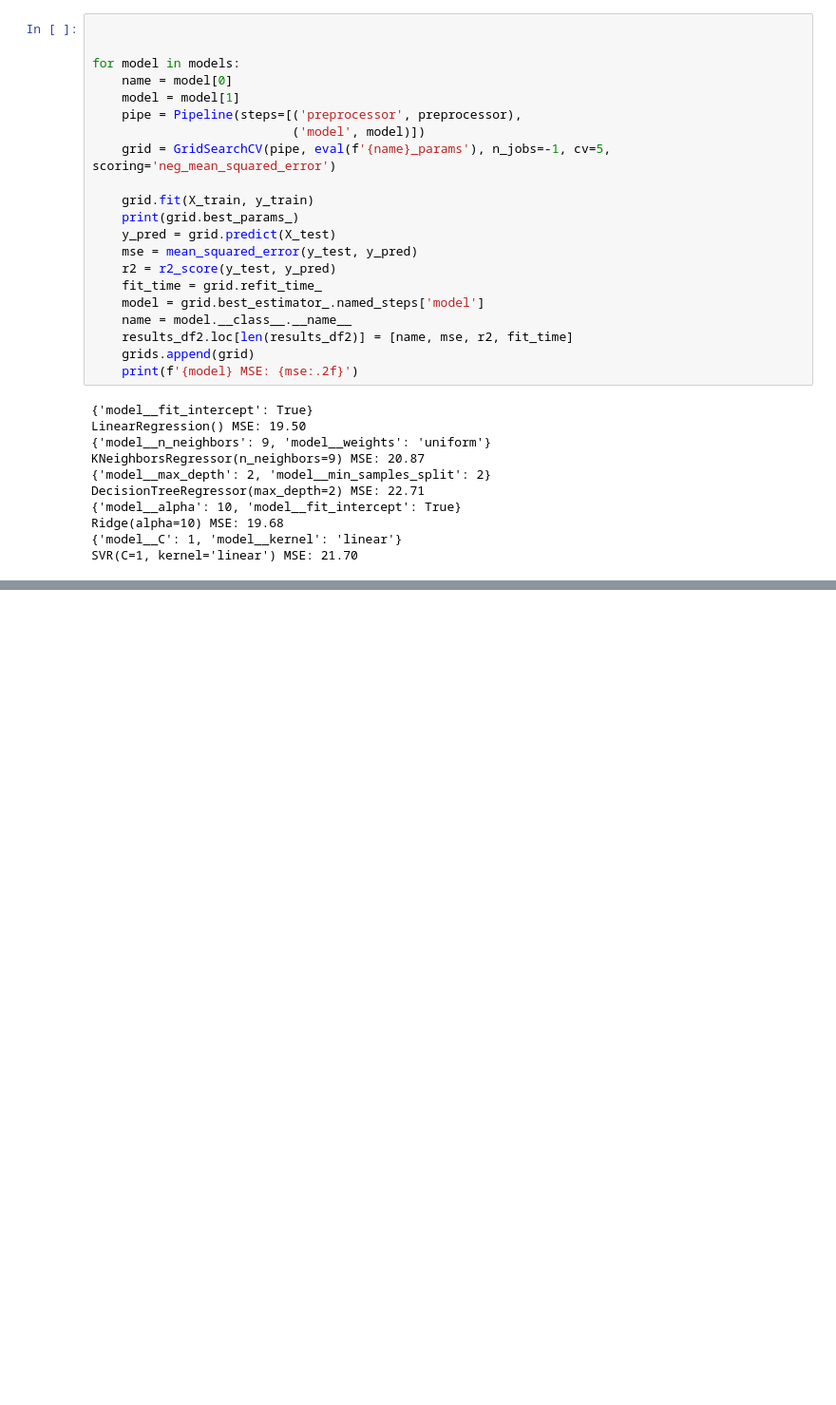
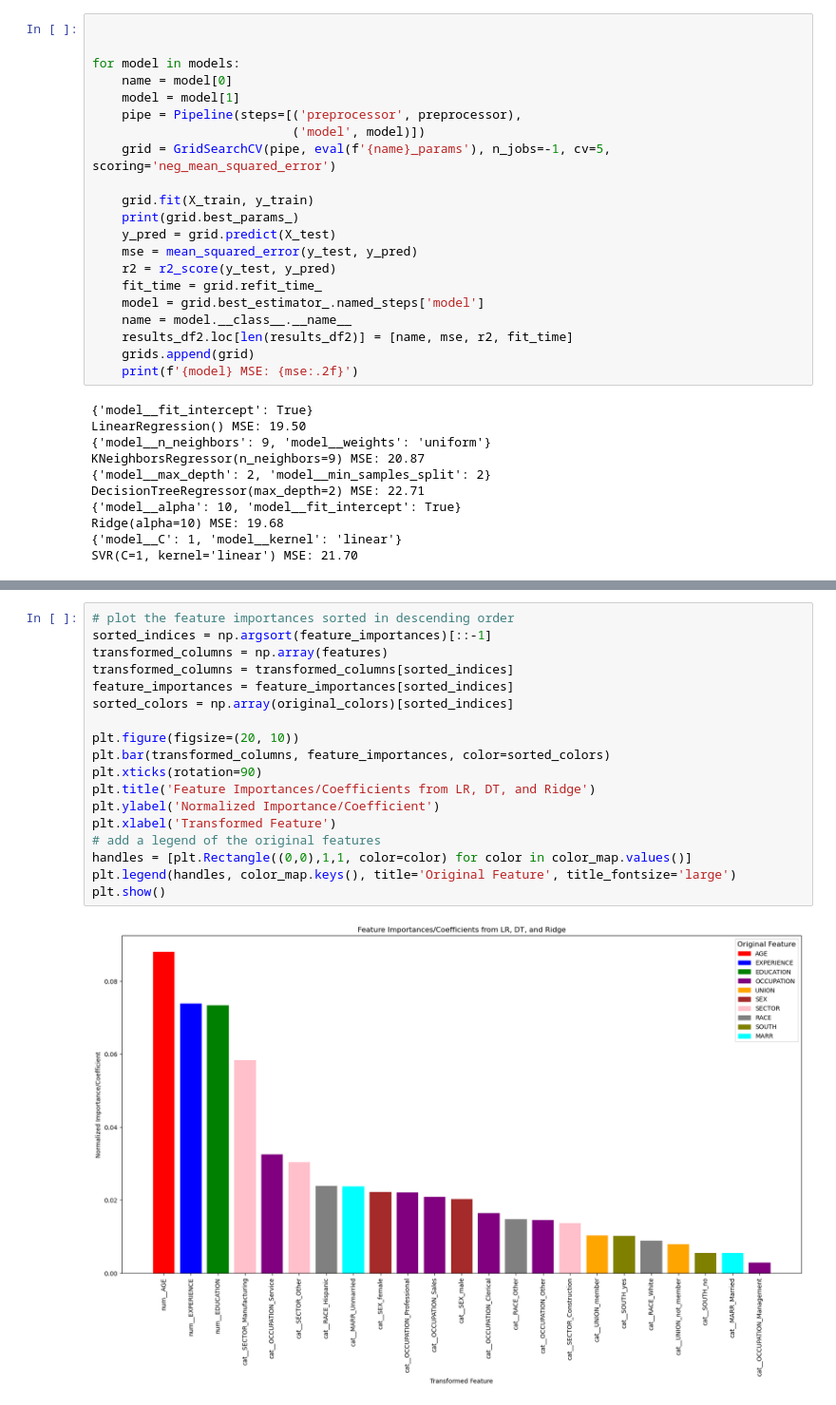
Before and after one commit to johnprg/WageModels, a Jupyter notebook: try_it_21.1.ipynb, the cells around one changed output, grey strips where cells are left out. Shown: that part at 95% size. Drawn from its saved outputs; the diff is of its cells as text; blank space fills up the shorter version.

```diff
--- a/try_it_21.1.ipynb
+++ b/try_it_21.1.ipynb
@@ -385,0 +479,20 @@ plt.show()
+# %%
+# plot the feature importances sorted in descending order
+sorted_indices = np.argsort(feature_importances)[::-1]
+transformed_columns = np.array(features)
+transformed_columns = transformed_columns[sorted_indices]
+feature_importances = feature_importances[sorted_indices]
+sorted_colors = np.array(original_colors)[sorted_indices]
+
+plt.figure(figsize=(20, 10))
+plt.bar(transformed_columns, feature_importances, color=sorted_colors)
+plt.xticks(rotation=90)
+plt.title('Feature Importances/Coefficients from LR, DT, and Ridge')
+plt.ylabel('Normalized Importance/Coefficient')
+plt.xlabel('Transformed Feature')
+# add a legend of the original features
+handles = [plt.Rectangle((0,0),1,1, color=color) for color in color_map.values()]
+plt.legend(handles, color_map.keys(), title='Original Feature', title_fontsize='large')
+plt.show()
+# %% [output]
+[figure, added]
```
Also changed, not shown: parts of 17 cells of this notebook.
